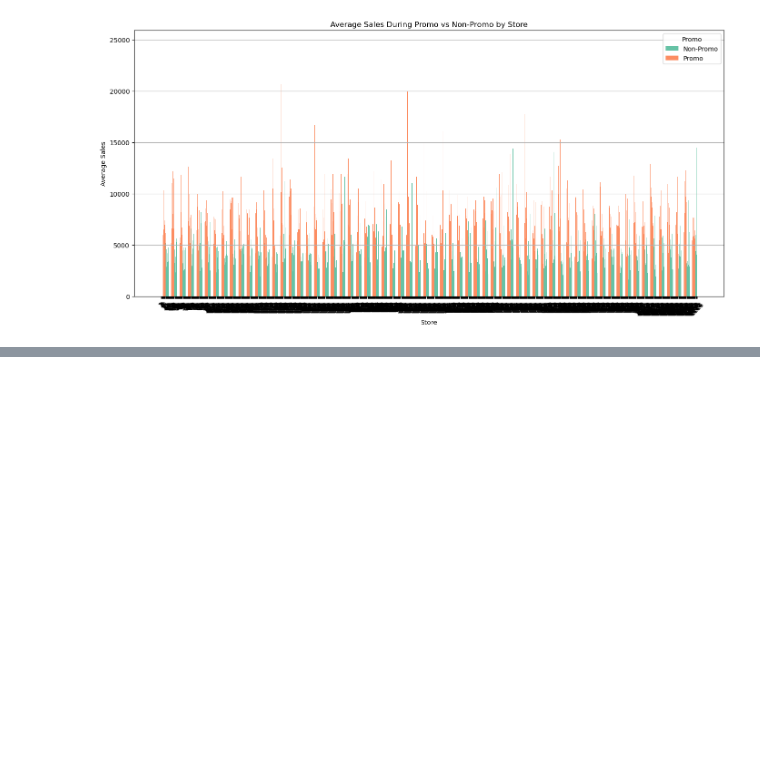
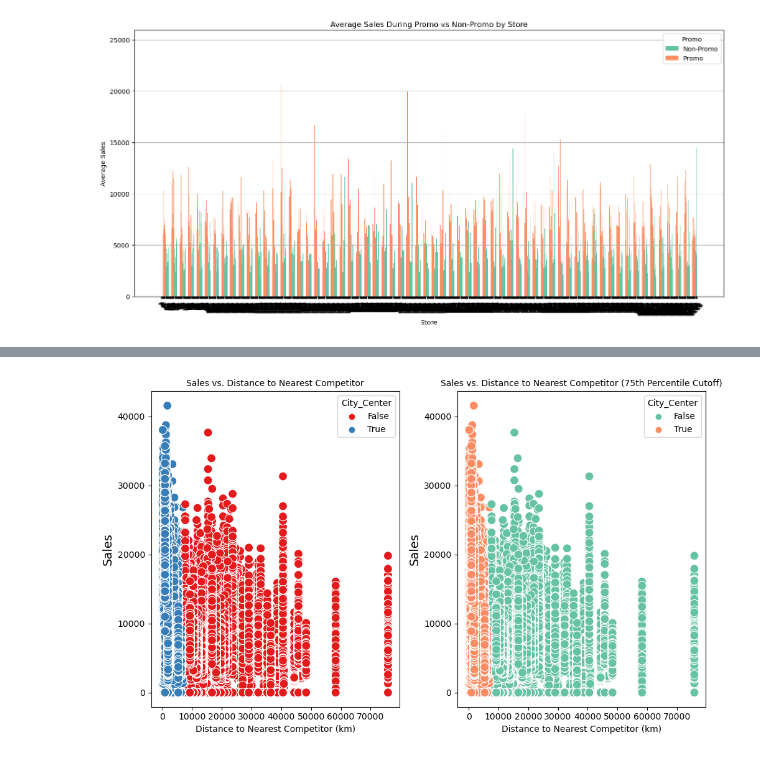
Before and after one commit to elsaeb/10_academy_kifya_week_4, a Jupyter notebook: notebook/Untitled.ipynb, the cells around one changed output, grey strips where cells are left out. Cells and saved outputs as stored; diff of their text form; code cells hidden in the pictures; blank space fills up the shorter version.

```diff
--- a/notebook/Untitled.ipynb
+++ b/notebook/Untitled.ipynb
@@ -308,0 +364,27 @@ plt.show()
+# %%
+percentile_75_distance = data['CompetitionDistance'].quantile(0.75)
+
+# Using 75th percentile for classification as urban and city center
+data['City_Center'] = data['CompetitionDistance'] < percentile_75_distance
+
+plt.figure(figsize=(10, 6))
+merged_df = pd.merge(train_data, data, on='Store')
+
+# Scatter plot for all stores
+plt.subplot(1, 2, 1)
+sns.scatterplot(data=merged_df, x='CompetitionDistance', y='Sales', hue='City_Center', palette='Set1', s=100)
+plt.title('Sales vs. Distance to Nearest Competitor', fontsize=10)
+plt.xlabel('Distance to Nearest Competitor (km)', fontsize=10)
+plt.ylabel('Sales', fontsize=14)
+
+
+plt.subplot(1, 2, 2)
+sns.scatterplot(data=merged_df, x='CompetitionDistance', y='Sales', hue='City_Center', palette='Set2', s=100)
+plt.title('Sales vs. Distance to Nearest Competitor (75th Percentile Cutoff)', fontsize=10)
+plt.xlabel('Distance to Nearest Competitor (km)', fontsize=10)
+plt.ylabel('Sales', fontsize=14)
+
+plt.tight_layout()
+plt.show()
+# %% [output]
+[figure, added]
```
Also changed, not shown: parts of 12 cells of this notebook, 1 other file.
